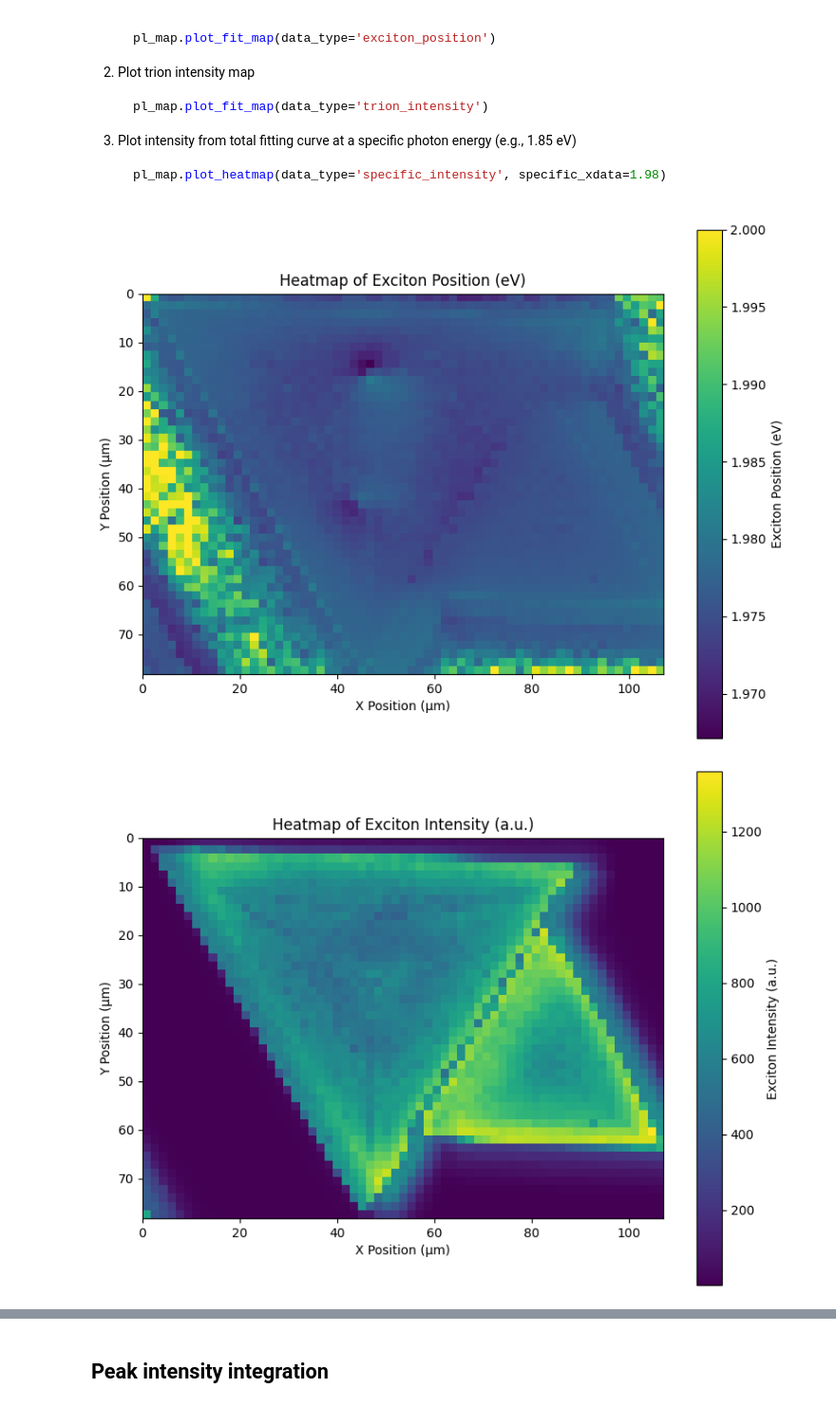
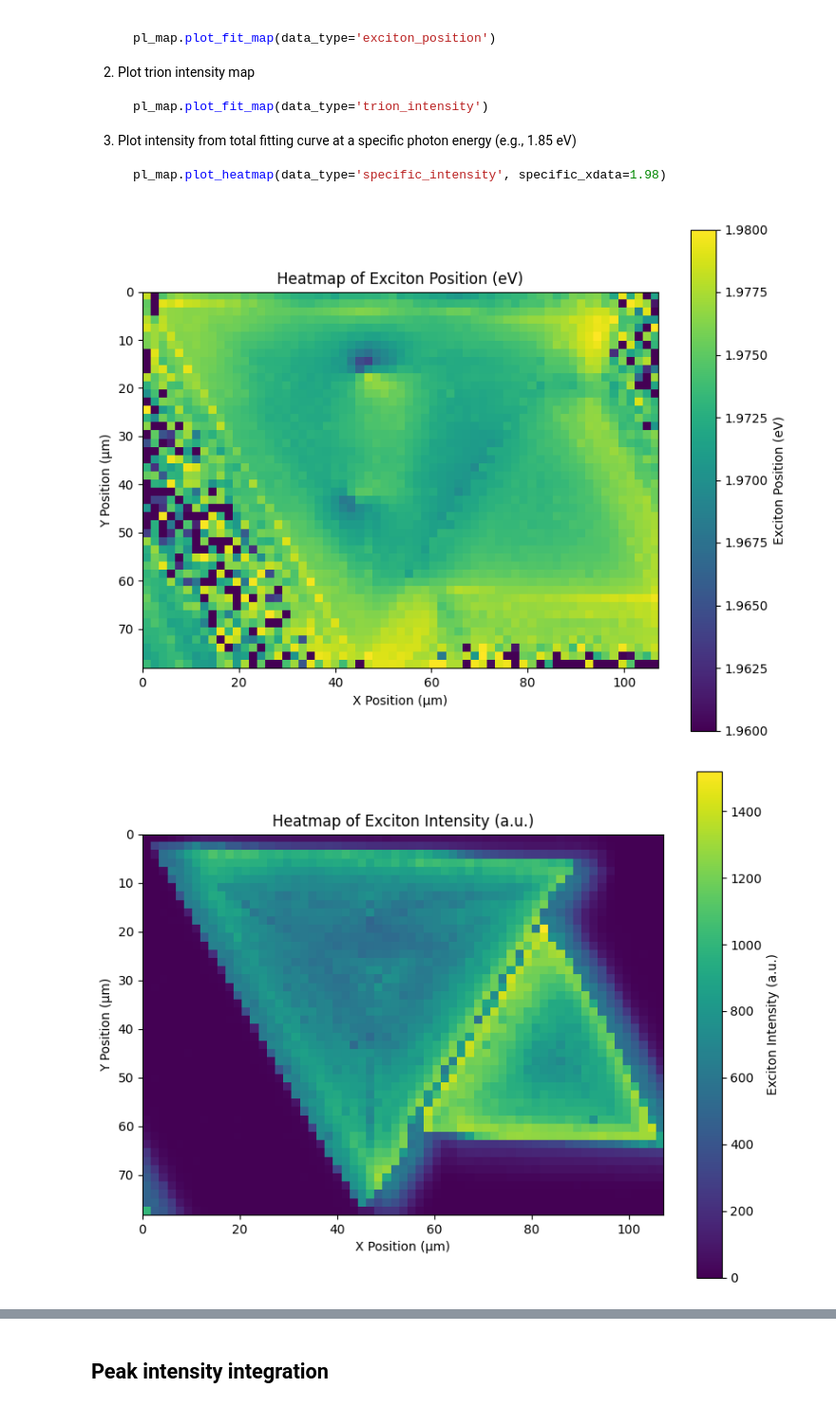
Before and after one commit to barry063/RamanPL_2D, a Jupyter notebook: example-usage/Mapping/Mapping PL Example.ipynb, the cells around one changed output, grey strips where cells are left out. Shown at 95% size. Cells and saved outputs as stored; diff of their text form; code cells hidden in the pictures.

```diff
--- a/example-usage/Mapping/Mapping PL Example.ipynb
+++ b/example-usage/Mapping/Mapping PL Example.ipynb
@@ -69,10 +104,10 @@ import numpy as np
 filename = 'Mapping PL Sample' + '.wdf'
 step_size = 1.7  # in microns
 
-# Define custom peaks and data range
+# Define custom peaks and data range, note that last param is eta
 custom_peaks = {
-    'Exciton': ([1.96, 0, 0], [2.0, 0.05, 0.1]),
-    'Trion': ([1.9, 0, 0], [1.96, 0.05, 0.05])
+    'Exciton': ([1.96, 0, 0, 0.01], [2.0, 0.5, 5, 0.99]),
+    'Trion': ([1.9, 0, 0, 0.01], [1.96, 0.5, 10, 0.99])
 }
 data_range = (1.88, 2.05)
 
@@ -84,24 +119,13 @@ pl_map = Mapping.PLMapping(
     normalize=False,
     background_remove=False,
     smoothing=False,
-    data_range=data_range
-)
-
-fit_spectrum_kwargs = dict(
-    n_starts=10,
-    p0_strategy="jitter",
-    random_state=0,
-    width_penalty=0.02,       # start small
-    prefer_nonbound=True,
-    score_tie_tol=1e-6
+    data_range=data_range,
+    peak_profile="pvoigt"
 )
 
 # carry out fit_spectra() with a seed number
-pl_map.fit_spectra(warm_start=True, seed_coord=(25, 1), seed_roi=1,
-                   fit_spectrum_kwargs=fit_spectrum_kwargs
+_ = pl_map.fit_spectra(warm_start=True, seed_coord=(25, 1), seed_roi=1,
                    )
 
-print(pl_map.fit_diagnostics_map[0, 0])
-print("mean residual:", np.nanmean(pl_map.residual_map))
-print("successful:", np.sum(np.isfinite(pl_map.residual_map)), "/", pl_map.X * pl_map.Y)
+pl_map.fit_summary()
 # %% [output]
@@ -171,16 +232,16 @@ For fitted PL peak intensity maps, you can use the `plot_fit_map` method. You ca
 # %%
 # Plot exciton position heatmap
 pl_map.plot_heatmap(data_type='exciton_position'
-                    # ,filter_range=[1.96, 1.99]
+                    ,filter_range=[1.96, 1.98]
                     )
 
 # Plot exciton intensity heatmap
 pl_map.plot_heatmap(data_type='exciton_intensity'
                     # ,filter_range=[0,50]
                     )
 # %% [output]
-[figure, old version]
+[figure, new version]
-[figure, old version]
+[figure, new version]
 # %%
 # Plot trion_posision (must have 2 custom_peaks)
 pl_map.plot_heatmap(data_type='trion_position',
```
Also changed, not shown: parts of 8 cells of this notebook, 11 other files.
